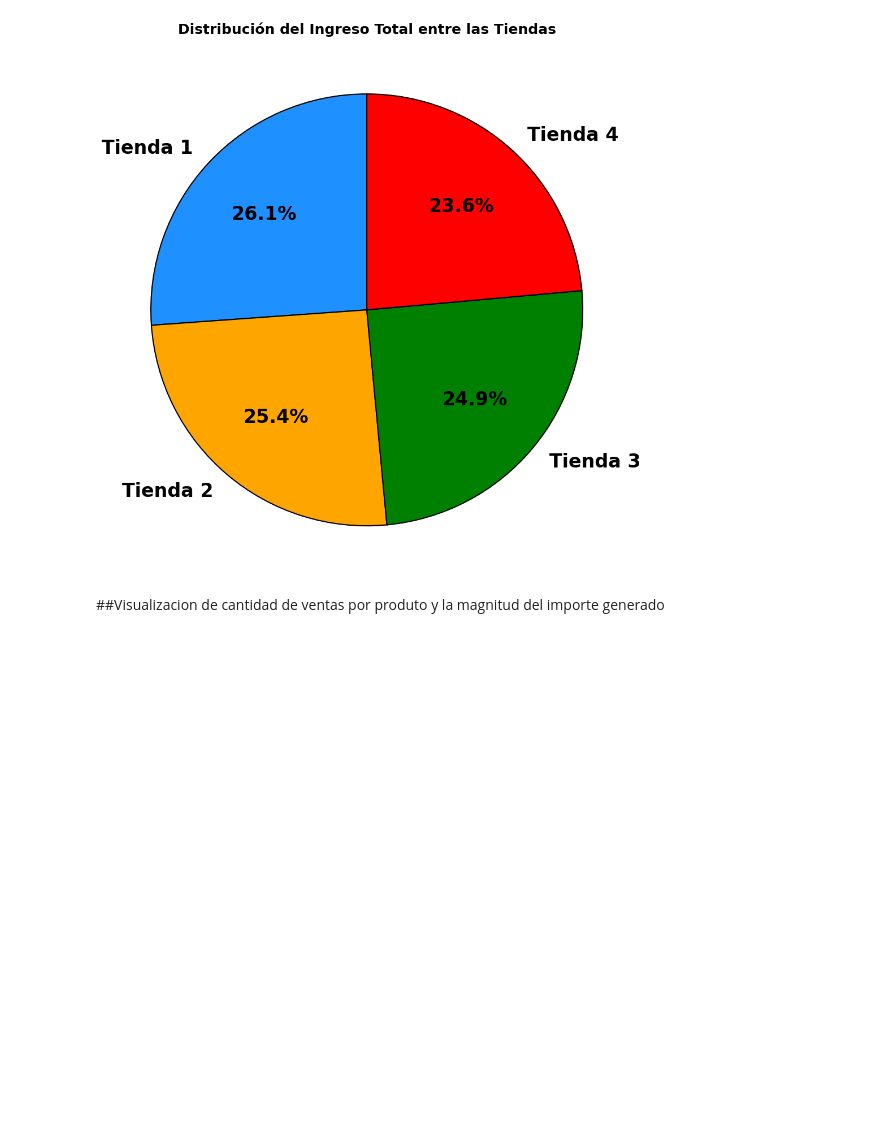
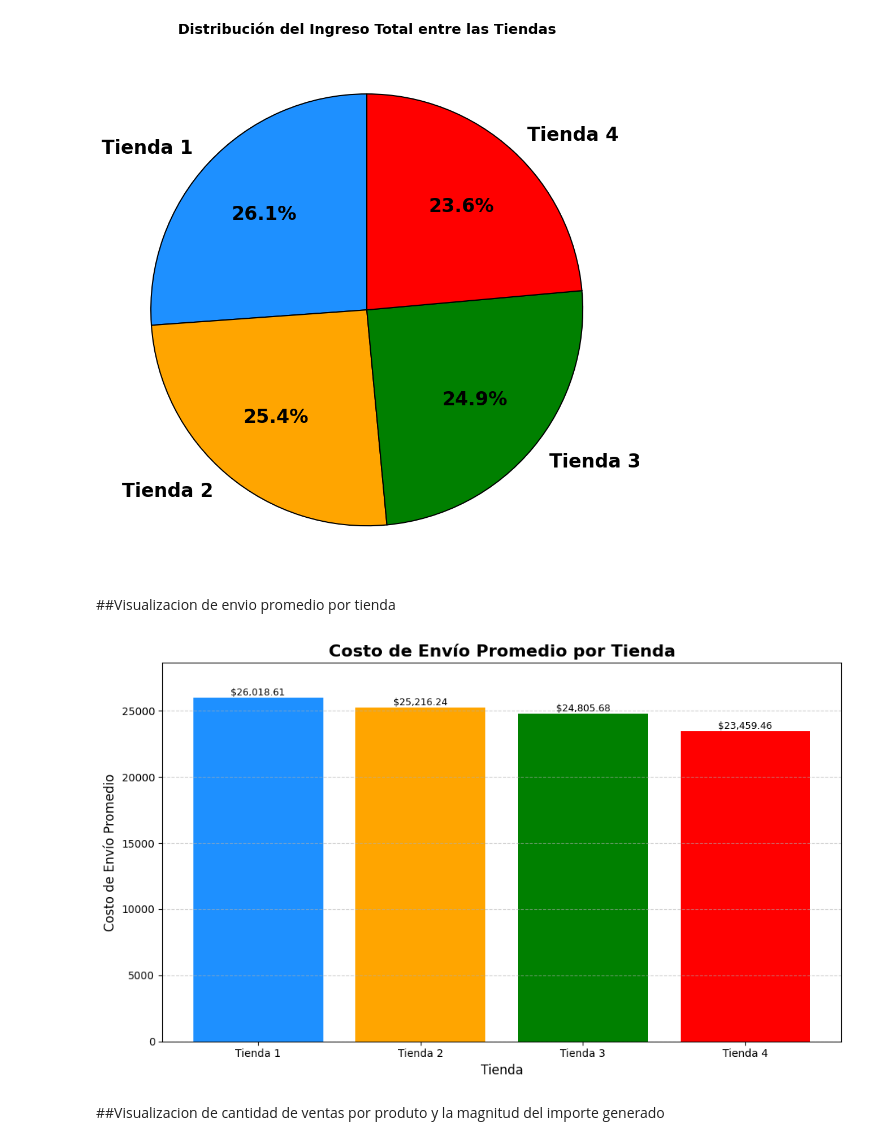
Before and after one commit to Tonioord/ChallengeAluraStore_G9, a Jupyter notebook: AluraStoreLatam.ipynb, the cells around one changed output. Saved outputs shown, nothing was run; the diff lists cells and outputs as text; code cells hidden in the pictures; blank space fills up the shorter version.

```diff
--- a/AluraStoreLatam.ipynb
+++ b/AluraStoreLatam.ipynb
@@ -733,6 +733,60 @@ plt.tight_layout()
 plt.show()
 # %% [output]
 [figure]
+# %% [markdown]
+##Visualizacion de envio promedio por tienda
+# %%
+import matplotlib.pyplot as plt
+import pandas as pd
+
+lista_de_tiendas = [tienda, tienda2, tienda3, tienda4]
+nombres_tiendas = []
+costos_envio_promedio = []
+
+# --- 1. Recolección de Datos ---
+for i, df_tienda in enumerate(lista_de_tiendas, start=1):
+
+    nombre_tienda_actual = f'Tienda {i}'
+
+    # Calcular el costo de envío promedio
+    # Asegúrate de que la columna 'Costo_envio' exista en tu DataFrame
+    if 'Costo_envio' in df_tienda.columns:
+        costo_envio_promedio = df_tienda['Costo_envio'].mean()
+    else:
+        # Manejo de error si la columna no existe
+        print(f"Advertencia: La columna 'Costo_envio' no se encontró en {nombre_tienda_actual}. Se usará 0.")
+        costo_envio_promedio = 0
+
+    # Almacenar en listas
+    nombres_tiendas.append(nombre_tienda_actual)
+    costos_envio_promedio.append(costo_envio_promedio)
+
+# --- 2. Creación del Gráfico de Barras ---
+plt.figure(figsize=(10, 6))
+
+# Crear el gráfico de barras
+# Puedes usar los mismos colores si quieres consistencia con gráficos anteriores
+colores_barras = ['dodgerblue', 'orange', 'green', 'red']
+barras = plt.bar(nombres_tiendas, costos_envio_promedio, color=colores_barras)
+
+# --- 3. Personalización del Gráfico ---
+plt.title('Costo de Envío Promedio por Tienda', fontsize=16, fontweight='bold')
+plt.xlabel('Tienda', fontsize=12)
+plt.ylabel('Costo de Envío Promedio', fontsize=12)
+
+# Añadir etiquetas de valor encima de cada barra
+for bar in barras:
+    yval = bar.get_height()
+    plt.text(bar.get_x() + bar.get_width()/2, yval, f'${yval:,.2f}',
+             ha='center', va='bottom', fontsize=9, color='black')
+
+plt.grid(axis='y', linestyle='--', alpha=0.6) # Solo cuadrícula horizontal para legibilidad
+plt.ylim(0, max(costos_envio_promedio) * 1.1) # Ajustar límite superior del eje Y
+
+plt.tight_layout()
+plt.show()
+# %% [output]
+[figure, added]
 # %% [markdown]
 ##Visualizacion de cantidad de ventas por produto y la magnitud del importe generado
 # %%
```
Also changed, not shown: parts of 2 cells of this notebook.
